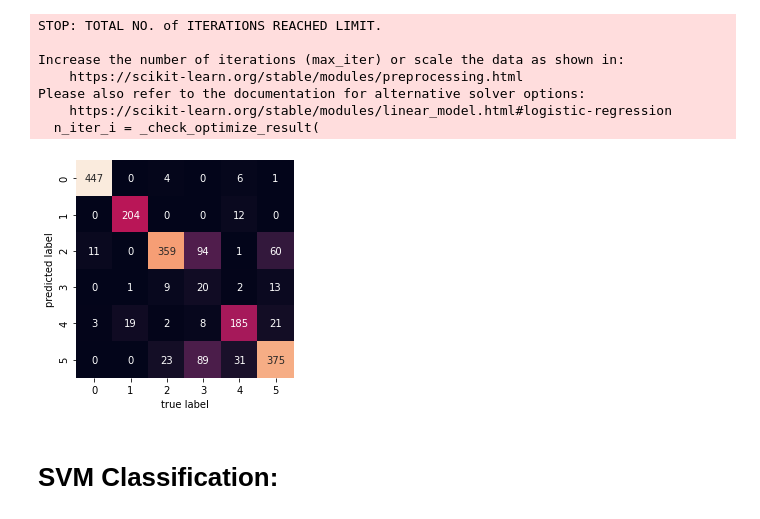
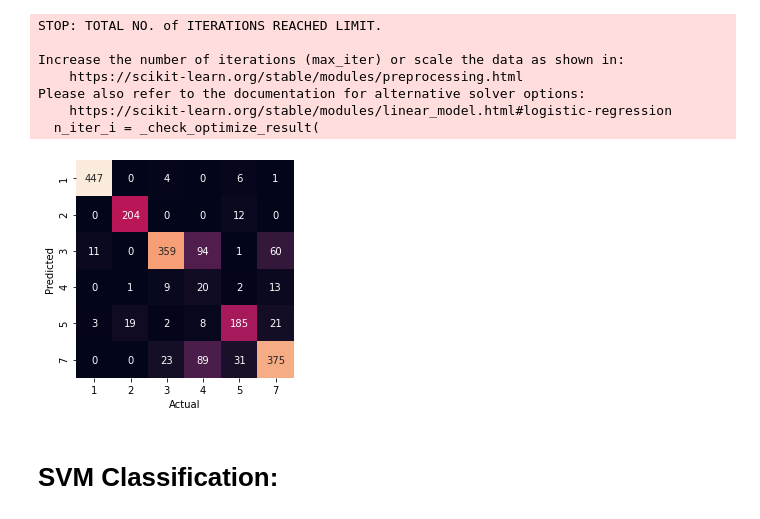
Before and after one commit to dasanaei/ME597-project, a Jupyter notebook: RemoteSensingClassification.ipynb, the cells around one changed output. Saved outputs shown, nothing was run; the diff lists cells and outputs as text; code cells hidden in the pictures.

Commit message:
Add heatmap labels

```diff
--- a/RemoteSensingClassification.ipynb
+++ b/RemoteSensingClassification.ipynb
@@ -51,13 +51,15 @@ Please also refer to the documentation for alternative solver options:
 # %%
 # Generate confusion matrix and heat map for Logical Regression
 
 mat = confusion_matrix(test_y, y_hat)
-sns.heatmap(mat.T, square=True, annot=True, fmt='d', cbar=False,
-            )
-plt.xlabel('true label')
-plt.ylabel('predicted label');
+x_axis_labels = [1,2,3,4,5,7] # labels for x-axis
+y_axis_labels = [1,2,3,4,5,7] # labels for y-axis
+sns.heatmap(mat.T, square=True, annot=True, fmt='d', cbar=False, xticklabels=x_axis_labels, yticklabels=y_axis_labels
+    )
+plt.xlabel('Actual')
+plt.ylabel('Predicted');
 # %% [output]
-[figure, old version]
+[figure, new version]
 # %% [markdown]
 # SVM Classification:
 # %%
```
Also changed, not shown: parts of 2 cells of this notebook.
